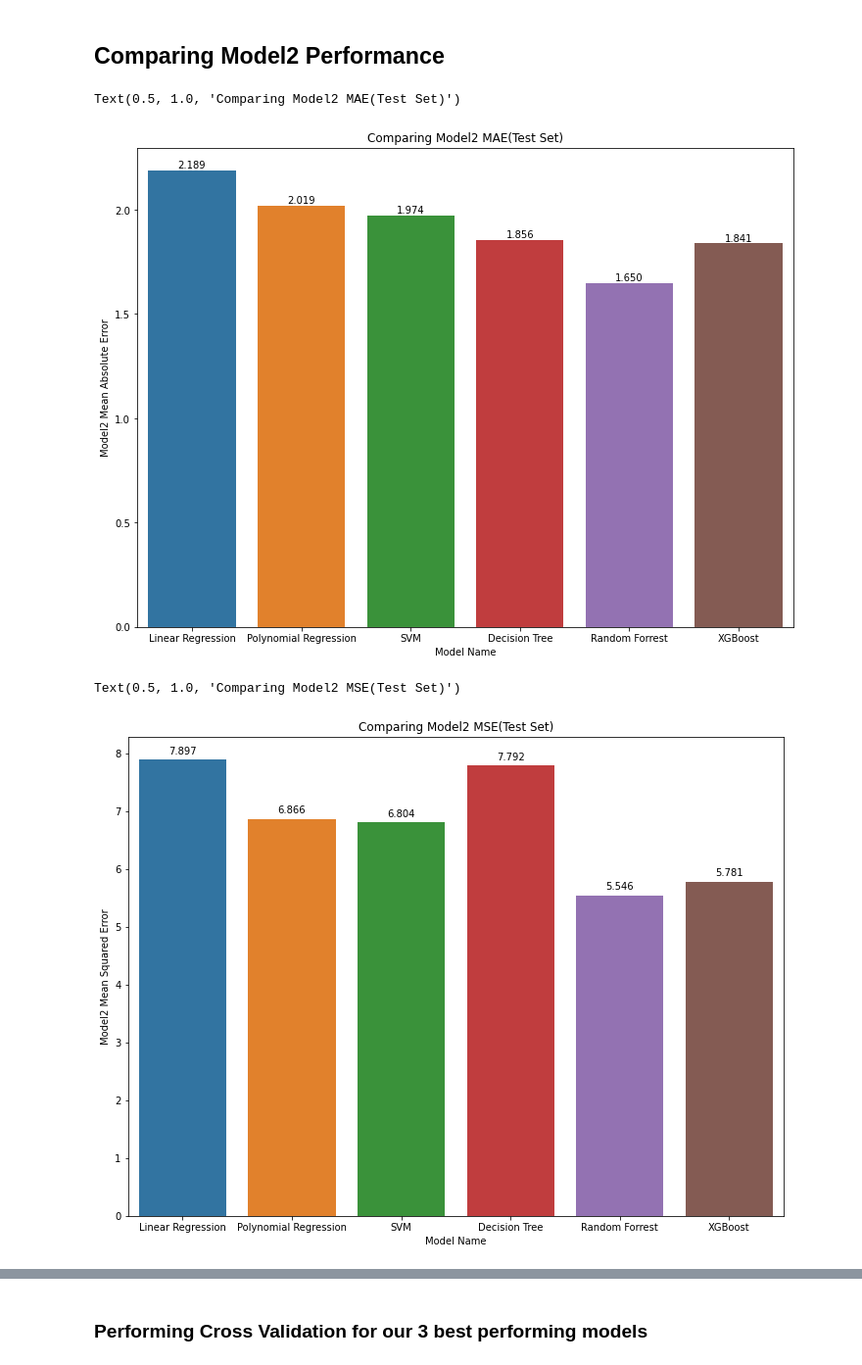
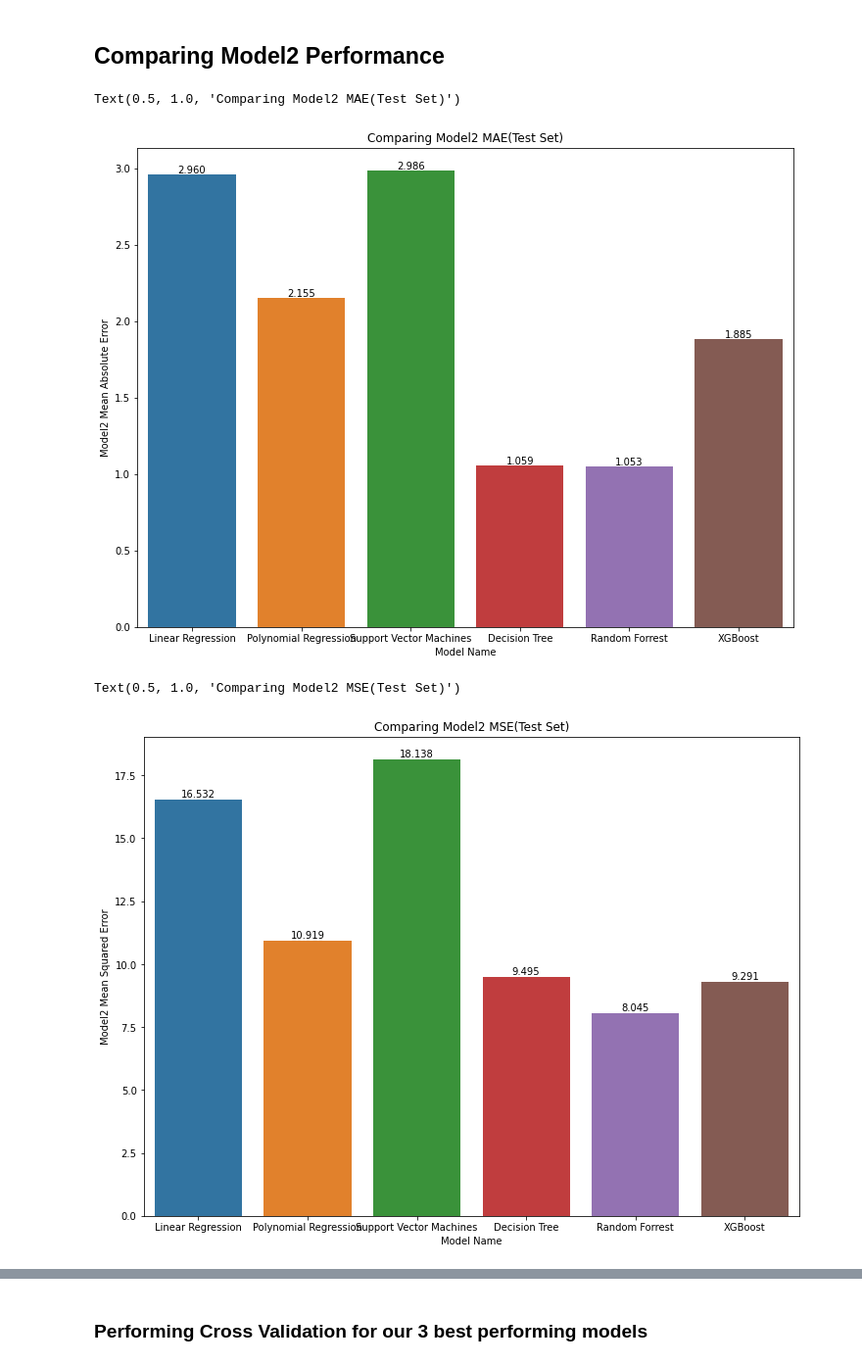
Before and after one commit to arnavdixit/Parkinsons-Telemonitoring, a Jupyter notebook: Parkinsons_Regression.ipynb, the cells around one changed output, grey strips where cells are left out. Shown at 98% size. Drawn from its saved outputs; the diff is of its cells as text; code cells hidden in the pictures.

```diff
--- a/Parkinsons_Regression.ipynb
+++ b/Parkinsons_Regression.ipynb
@@ -406,5 +351,5 @@ x2_train = pd.DataFrame(x2_train, columns = ['PCA1', 'PCA2', 'PCA3', 'PCA4'])
 # %%
-x2_test = pd.DataFrame(x2_test, columns = ['PCA1', 'PCA2', 'PCA3', 'PCA4'])
+x2_test = pd.DataFrame(x2_test, columns = ['PCA1', 'PCA2', 'PCA3', 'PCA4','PCA5', 'PCA6', 'PCA7', 'PCA8'])
 # %%
 x2_train['motor_UPDRS'] = motor_train
 # %%
@@ -414,7 +357,3 @@ Performing Standardization for the new feature we engineered.
-# %%
-ct = ColumnTransformer([('scaler', StandardScaler(), [4])], remainder='passthrough')
-x2_train = np.array(ct.fit_transform(x2_train))
-x2_test = np.array(ct.transform(x2_test))
 # %% [markdown]
 ### Linear Regression
 # %%
@@ -496,9 +435,10 @@ R2 score:  94.67397057210276 %
 model_mae2 = [lin_mae2,poly_mae2, svr_mae2, dt_mae2, rf_mae2, xgb_mae2]
 model_mse2 = [lin_mse2,poly_mse2, svr_mse2, dt_mse2, rf_mse2, xgb_mse2]
 model_r22 = [lin_r22,poly_r22, svr_r22, dt_r22, rf_r22, xgb_r22]
+models2 = ["Linear Regression", "Polynomial Regression", "Support Vector Machines","Decision Tree", "Random Forrest", "XGBoost"]
 # %%
 plt.figure(figsize=(12,9))
-ax = sns.barplot(x=models, y=model_mae2)
+ax = sns.barplot(x=models2, y=model_mae2)
 for p in ax.patches:
   height = p.get_height()
   ax.text(p.get_x() + p.get_width()/2.,
@@ -511,22 +451,22 @@ plt.xlabel('Model Name')
 plt.title('Comparing Model2 MAE(Test Set)')
 # %% [output]
 Text(0.5, 1.0, 'Comparing Model2 MAE(Test Set)')
-[figure, old version]
+[figure, new version]
 # %%
 plt.figure(figsize=(12,9))
-ax = sns.barplot(x=models, y=model_mse2)
+ax = sns.barplot(x=models2, y=model_mse2)
 for p in ax.patches:
   height = p.get_height()
   ax.text(p.get_x() + p.get_width()/2.,
           height+0.1,
           '{:1.3f}'.format(height),
           ha='center')
 
 plt.ylabel('Model2 Mean Squared Error')
 plt.xlabel('Model Name')
 plt.title('Comparing Model2 MSE(Test Set)')
 # %% [output]
 Text(0.5, 1.0, 'Comparing Model2 MSE(Test Set)')
-[figure, old version]
+[figure, new version]
 # %%
 plt.figure(figsize=(12,9))
```
Also changed, not shown: parts of 63 cells of this notebook.
